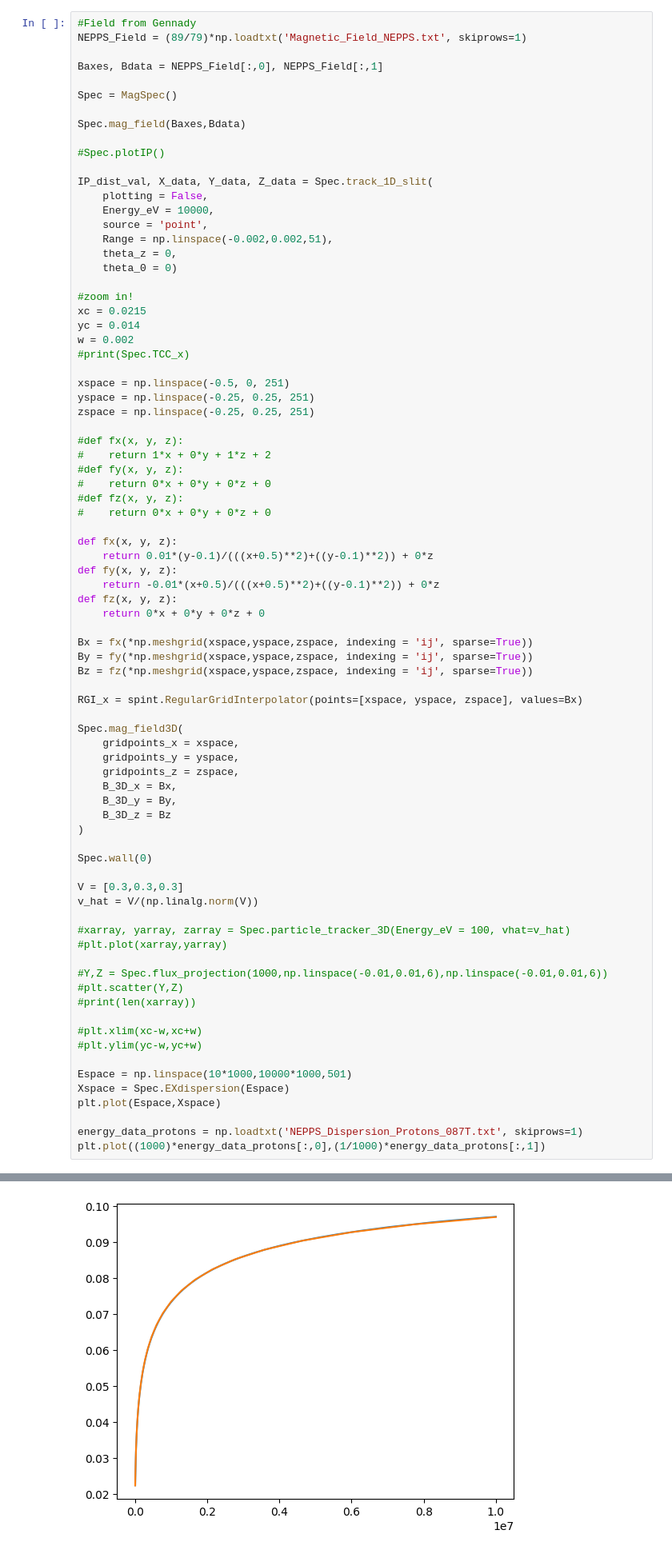
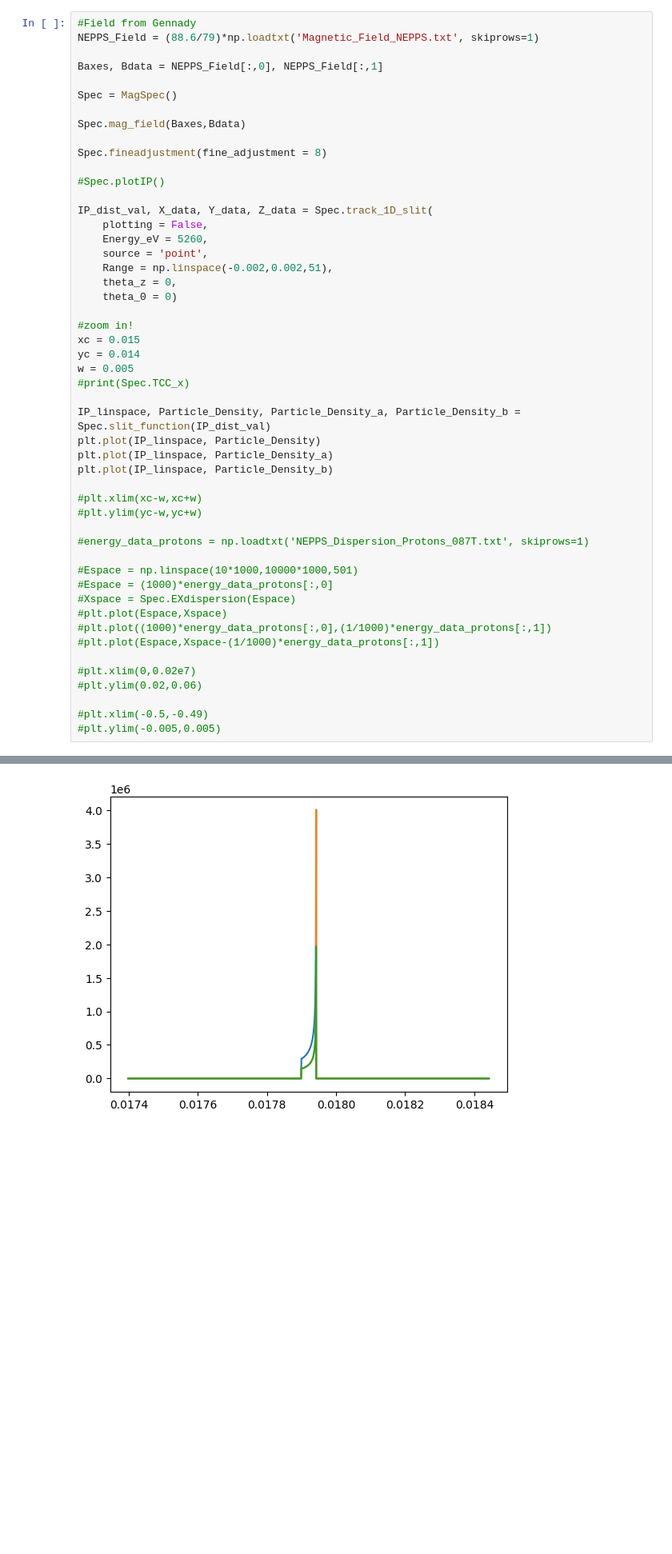
Before and after one commit to Schaeffer-Lab/Dec-2024-Shock-Data, a Jupyter notebook: Class_MagSpec.ipynb, the cells around one changed output, grey strips where cells are left out. Shown at 80% size. Drawn from its saved outputs; the diff is of its cells as text; blank space fills up the shorter version.

Commit message:
varying slit function generator

```diff
--- a/Class_MagSpec.ipynb
+++ b/Class_MagSpec.ipynb
@@ -898,87 +1142,57 @@ class MagSpec:
 # %%
 #Field from Gennady
-NEPPS_Field = (89/79)*np.loadtxt('Magnetic_Field_NEPPS.txt', skiprows=1)
+NEPPS_Field = (88.6/79)*np.loadtxt('Magnetic_Field_NEPPS.txt', skiprows=1)
 
 Baxes, Bdata = NEPPS_Field[:,0], NEPPS_Field[:,1]
 
 Spec = MagSpec()
 
 Spec.mag_field(Baxes,Bdata)
 
+Spec.fineadjustment(fine_adjustment = 8)
+
 #Spec.plotIP()
 
 IP_dist_val, X_data, Y_data, Z_data = Spec.track_1D_slit(
     plotting = False,
-    Energy_eV = 10000,
+    Energy_eV = 5260,
     source = 'point',
     Range = np.linspace(-0.002,0.002,51),
     theta_z = 0,
     theta_0 = 0)
 
 #zoom in!
-xc = 0.0215
+xc = 0.015
 yc = 0.014
-w = 0.002
+w = 0.005
 #print(Spec.TCC_x)
 
-xspace = np.linspace(-0.5, 0, 251)
-yspace = np.linspace(-0.25, 0.25, 251)
-zspace = np.linspace(-0.25, 0.25, 251)
-
-#def fx(x, y, z):
-#    return 1*x + 0*y + 1*z + 2
-#def fy(x, y, z):
-#    return 0*x + 0*y + 0*z + 0
-#def fz(x, y, z):
-#    return 0*x + 0*y + 0*z + 0
-
-def fx(x, y, z):
-    return 0.01*(y-0.1)/(((x+0.5)**2)+((y-0.1)**2)) + 0*z
-def fy(x, y, z):
-    return -0.01*(x+0.5)/(((x+0.5)**2)+((y-0.1)**2)) + 0*z
-def fz(x, y, z):
-    return 0*x + 0*y + 0*z + 0
-
-Bx = fx(*np.meshgrid(xspace,yspace,zspace, indexing = 'ij', sparse=True))
-By = fy(*np.meshgrid(xspace,yspace,zspace, indexing = 'ij', sparse=True))
-Bz = fz(*np.meshgrid(xspace,yspace,zspace, indexing = 'ij', sparse=True))
-
-RGI_x = spint.RegularGridInterpolator(points=[xspace, yspace, zspace], values=Bx)
-
-Spec.mag_field3D(
-    gridpoints_x = xspace,
-    gridpoints_y = yspace,
-    gridpoints_z = zspace,
-    B_3D_x = Bx,
-    B_3D_y = By,
-    B_3D_z = Bz
-)
-
-Spec.wall(0)
-
-V = [0.3,0.3,0.3]
-v_hat = V/(np.linalg.norm(V))
-
-#xarray, yarray, zarray = Spec.particle_tracker_3D(Energy_eV = 100, vhat=v_hat)
-#plt.plot(xarray,yarray)
-
-#Y,Z = Spec.flux_projection(1000,np.linspace(-0.01,0.01,6),np.linspace(-0.01,0.01,6))
-#plt.scatter(Y,Z)
-#print(len(xarray))
+IP_linspace, Particle_Density, Particle_Density_a, Particle_Density_b = Spec.slit_function(IP_dist_val)
+plt.plot(IP_linspace, Particle_Density)
+plt.plot(IP_linspace, Particle_Density_a)
+plt.plot(IP_linspace, Particle_Density_b)
 
 #plt.xlim(xc-w,xc+w)
 #plt.ylim(yc-w,yc+w)
 
-Espace = np.linspace(10*1000,10000*1000,501)
-Xspace = Spec.EXdispersion(Espace)
-plt.plot(Espace,Xspace)
+#energy_data_protons = np.loadtxt('NEPPS_Dispersion_Protons_087T.txt', skiprows=1)
 
-energy_data_protons = np.loadtxt('NEPPS_Dispersion_Protons_087T.txt', skiprows=1)
-plt.plot((1000)*energy_data_protons[:,0],(1/1000)*energy_data_protons[:,1])
+#Espace = np.linspace(10*1000,10000*1000,501)
+#Espace = (1000)*energy_data_protons[:,0]
+#Xspace = Spec.EXdispersion(Espace)
+#plt.plot(Espace,Xspace)
+#plt.plot((1000)*energy_data_protons[:,0],(1/1000)*energy_data_protons[:,1])
+#plt.plot(Espace,Xspace-(1/1000)*energy_data_protons[:,1])
+
+#plt.xlim(0,0.02e7)
+#plt.ylim(0.02,0.06)
+
+#plt.xlim(-0.5,-0.49)
+#plt.ylim(-0.005,0.005)
 # %% [output]
 Spectrometer Initialized!
 [<matplotlib.lines.Line2D at 0x...>]
-[figure, old version]
+[figure, new version]
 # %%
 def linear_particle_density(IP_dist_val):
     max = np.max(IP_dist_val)
```
Also changed, not shown: parts of 13 cells of this notebook.
